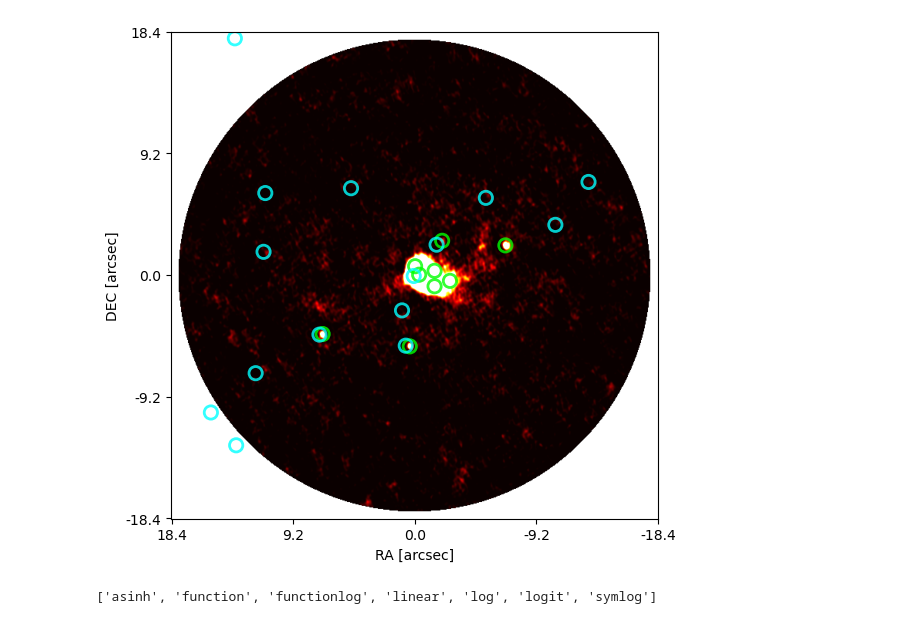
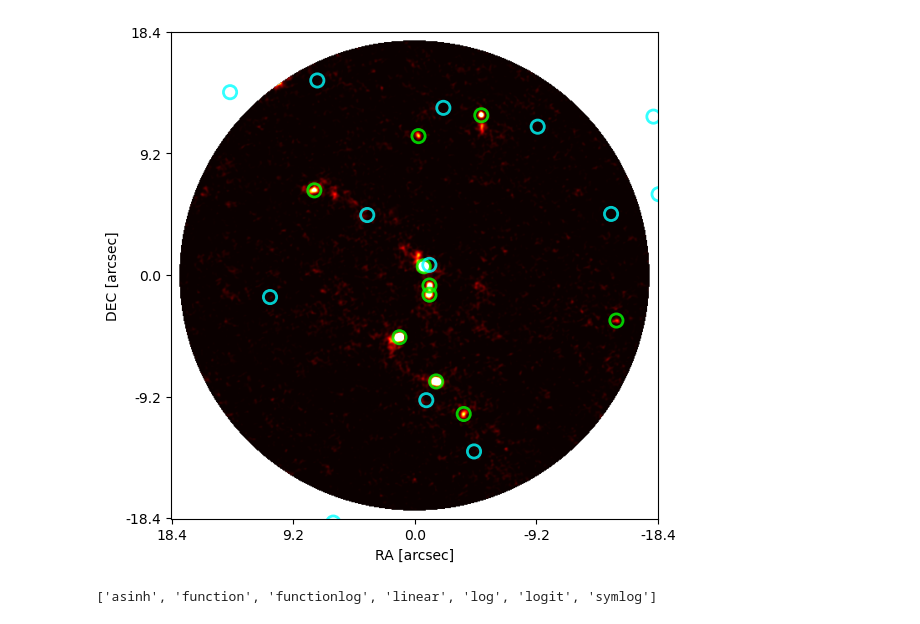
Before and after one commit to Ajuradoi1/ALMAGAL_IR, a Jupyter notebook: src/image_fits.ipynb, the cells around one changed output. Cells and saved outputs as stored; diff of their text form; code cells hidden in the pictures.

```diff
--- a/src/image_fits.ipynb
+++ b/src/image_fits.ipynb
@@ -11,10 +11,10 @@ from regions import Regions
 from matplotlib.colors import PowerNorm
 #from reproject import reproject_interp
 
-image = 2
+image = 1
 
 if image == 1:
-    region = 126223
+    region = '126223'
     path = '../output/alma_sources/126223/'
     alma_image = path + '126223_cont_7MTM2TM1_jointdeconv.image.fits'
     spitzer = []
@@ -117,7 +117,7 @@ with fits.open(alma_image) as alma_fits:
                     counter = counter +1
                 else:
                     axs[1][idx-2].imshow(spitzer_fits[0].data,origin='lower',cmap='hot',
-                            norm=PowerNorm(gamma=2,vmin = 30,vmax=65))
+                            norm=PowerNorm(gamma=2,vmin = 30,vmax=80)) # 65 was before
                     axs[1][idx-2].add_patch(circle)
 
                     regions_patch(regs_spitzer,axs,1,idx-2,spitzer_wcs)
@@ -187,7 +187,6 @@ with fits.open(alma_image) as alma_fits:
 
         x_alma, y_alma = spitzer_wcs.world_to_pixel_values(l_alma,b_alma)
 
-        #positive = alma_fits[0].data[alma_fits[0].data > 0]
 
 
         regs_alma = Regions.read(path+region+'_alma_sources.reg')
@@ -241,9 +240,11 @@ with fits.open(alma_image) as alma_fits:
             #ax.add_patch(outer)
             ax.add_patch(inner)
 
-ax.set_yticks(np.linspace(0,631,5))
+    max_val = alma_fits[0].data.shape[0]
+
+ax.set_yticks(np.linspace(0,max_val,5))
 ax.set_yticklabels(np.linspace(-18.4,18.4,5))
-ax.set_xticks(np.linspace(0,631,5))
+ax.set_xticks(np.linspace(0,max_val,5))
 ax.set_xticklabels(np.linspace(18.4,-18.4,5))
 
 ax.set_xlabel('RA [arcsec]')
@@ -257,7 +258,7 @@ WARNING: FITSFixedWarning: 'datfix' made the change 'Set MJD-OBS to 58813.616321
 WARNING: FITSFixedWarning: 'obsfix' made the change 'Set OBSGEO-L to   -67.754929 from OBSGEO-[XYZ].
 Set OBSGEO-B to   -23.022886 from OBSGEO-[XYZ].
 Set OBSGEO-H to     5053.796 from OBSGEO-[XYZ]'. [astropy.wcs.wcs]
-[figure, old version]
+[figure, new version]
 # %%
 import matplotlib
 matplotlib.scale.get_scale_names()
```
Also changed, not shown: parts of 3 cells of this notebook.
